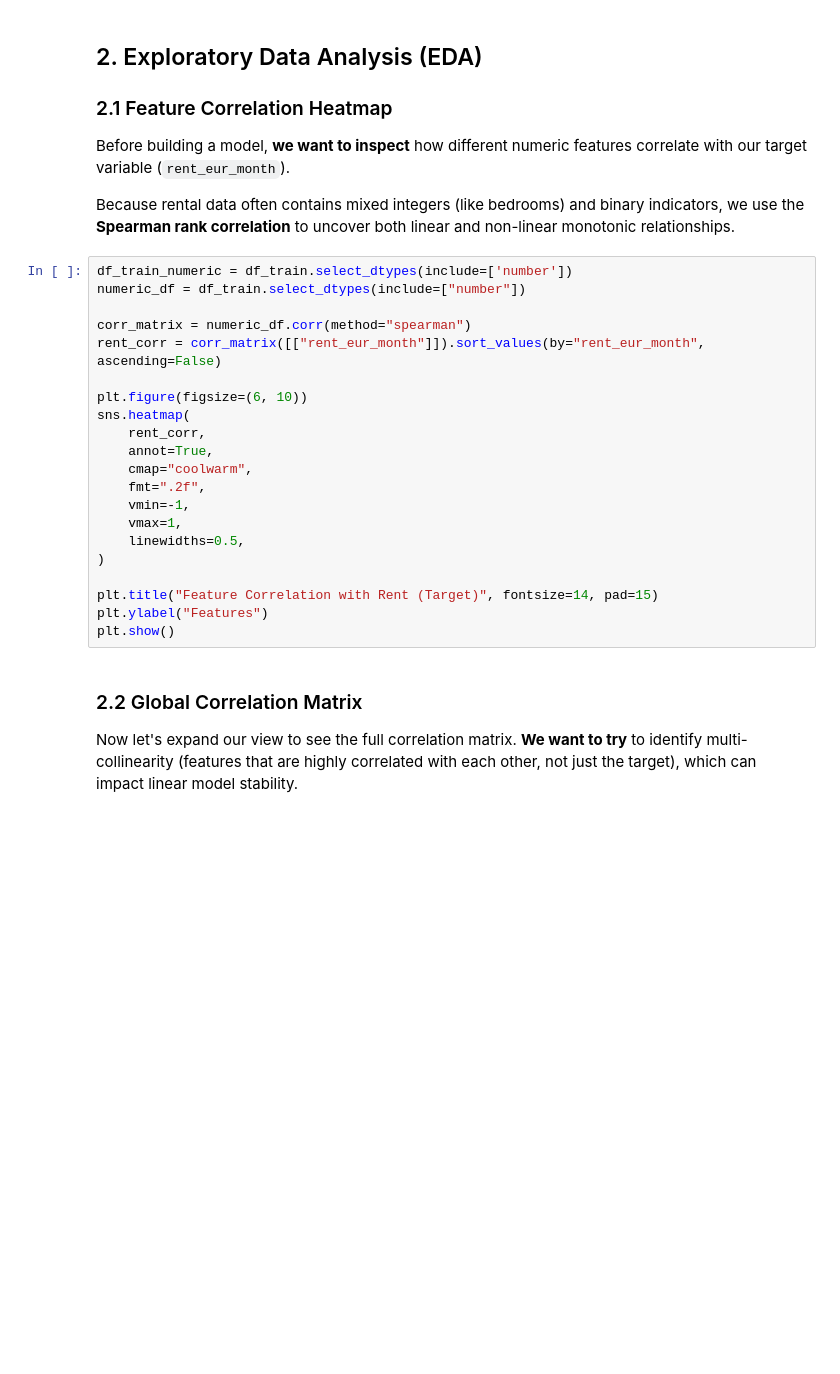
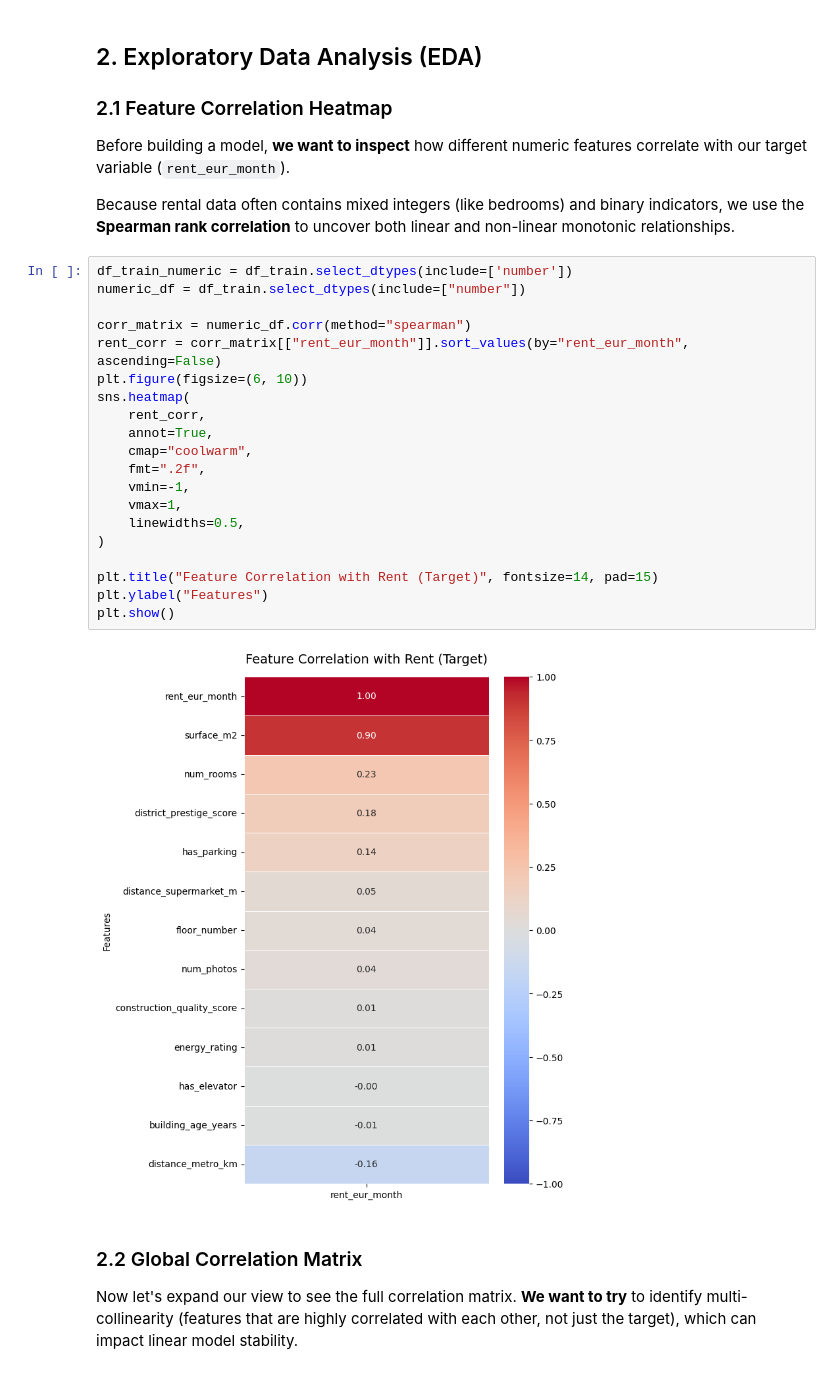
Before and after one commit to KSteponavicus/Urban-Rental-Pricing---Final-ML-Project, a Jupyter notebook: final_test.ipynb, the cells around one changed output. Saved outputs shown, nothing was run; the diff lists cells and outputs as text; blank space fills up the shorter version.

```diff
--- a/final_test.ipynb
+++ b/final_test.ipynb
@@ -28,24 +28,25 @@ Because rental data often contains mixed integers (like bedrooms) and binary ind
 # %%
 df_train_numeric = df_train.select_dtypes(include=['number'])
 numeric_df = df_train.select_dtypes(include=["number"])
 
 corr_matrix = numeric_df.corr(method="spearman")
-rent_corr = corr_matrix([["rent_eur_month"]]).sort_values(by="rent_eur_month", ascending=False)
-
+rent_corr = corr_matrix[["rent_eur_month"]].sort_values(by="rent_eur_month", ascending=False)
 plt.figure(figsize=(6, 10))
 sns.heatmap(
     rent_corr,
     annot=True,
     cmap="coolwarm",
     fmt=".2f",
     vmin=-1,
     vmax=1,
     linewidths=0.5,
 )
 
 plt.title("Feature Correlation with Rent (Target)", fontsize=14, pad=15)
 plt.ylabel("Features")
 plt.show()
+# %% [output]
+[figure, added]
 # %% [markdown]
 ### 2.2 Global Correlation Matrix
 Now let's expand our view to see the full correlation matrix. **We want to try** to identify multi-collinearity (features that are highly correlated with each other, not just the target), which can impact linear model stability.
```
Also changed, not shown: parts of 8 cells of this notebook, 3 other files.
